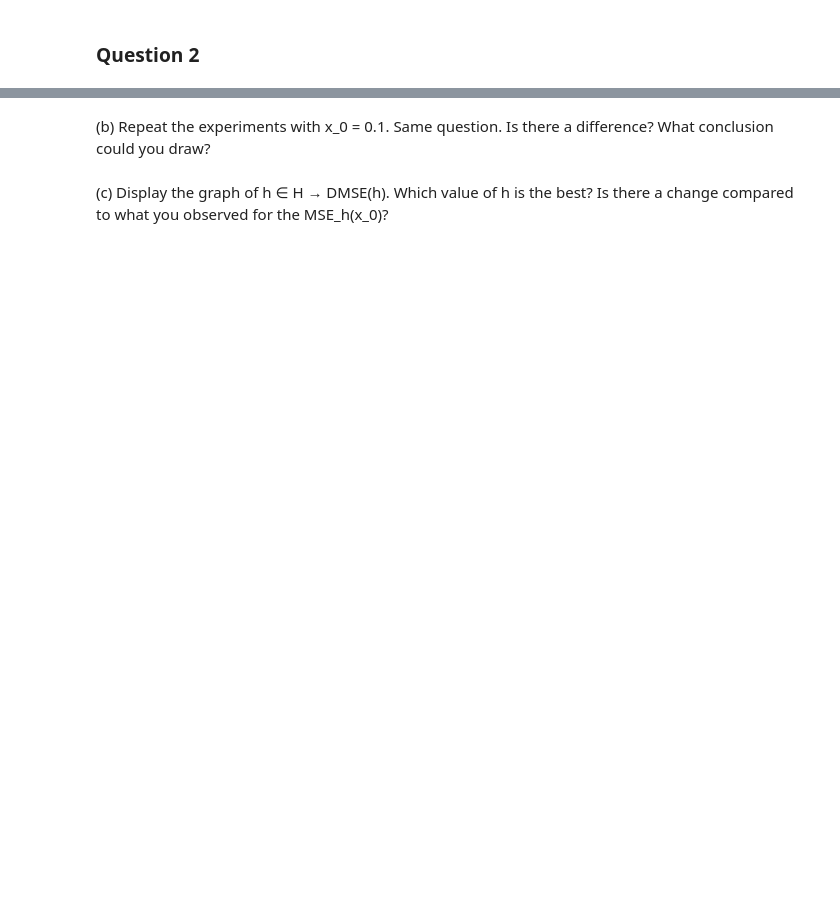
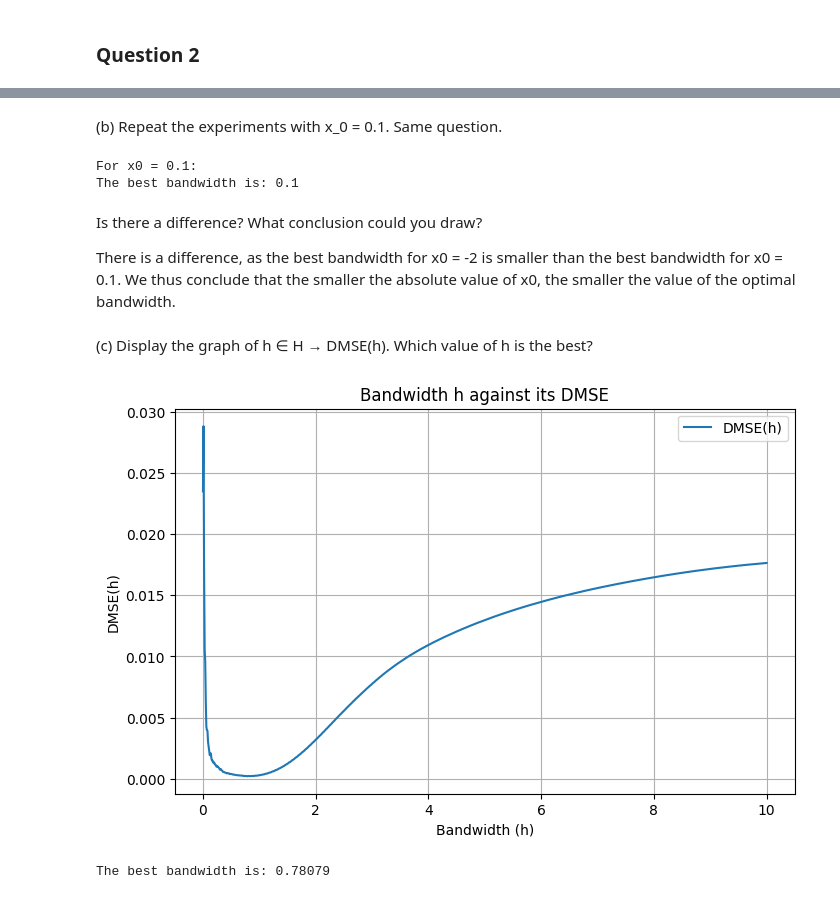
Before and after one commit to doubavitch/hw2_fds, a Jupyter notebook: Exercise 1 Duchossois.ipynb, the cells around one changed output, grey strips where cells are left out. Cells and saved outputs as stored; diff of their text form; code cells hidden in the pictures; blank space fills up the shorter version.

```diff
--- a/Exercise 1 Duchossois.ipynb
+++ b/Exercise 1 Duchossois.ipynb
@@ -154,4 +127,64 @@ MSE criterion for the best bandwidth: 0.0025000000000000044
 # %% [markdown]
-(b) Repeat the experiments with x_0 = 0.1. Same question. Is there a difference? What conclusion could you draw?
+(b) Repeat the experiments with x_0 = 0.1. Same question.
+# %%
+MC_simulation(MC_iterations=1000, X=X, x0=0.1)
+# %% [output]
+For x0 = 0.1:
+The best bandwidth is: 0.1
+# %% [markdown]
+Is there a difference? What conclusion could you draw?
+
+There is a difference, as the best bandwidth for x0 = -2 is smaller than the best bandwidth for x0 = 0.1.
+We thus conclude that the smaller the absolute value of x0, the smaller the value of the optimal bandwidth.
 # %% [markdown]
-(c) Display the graph of h ∈ H → DMSE(h). Which value of h is the best? Is there a change compared to what you observed for the MSE_h(x_0)?
+(c) Display the graph of h ∈ H → DMSE(h). Which value of h is the best?
+# %%
+def x_t(t, N):
+    return -3 + t*6/N
+
+# Define a function to compute the MSE
+def MSE(x0, h):
+    kde_values = np.array([KDE_rectangle_manual(X, x0, h)])
+    return np.mean((kde_values - true_density(x0))**2)
+
+# Define a function to compute the DMSE
+def DMSE(h, N, T):
+    S = 0
+    for t in range(1,T):
+        S += MSE(x_t(t,N), h)
+    return S / T
+
+# Define a function to get the best bandwidth
+def best_bandwidth(H, dmse_values):
+    best_bandwidth_index = np.argmin(dmse_values)
+    best_bandwidth = H[best_bandwidth_index]
+
+    print(f"The best bandwidth is: {best_bandwidth}")
+    print("\n")
+
+# Define a function to plot the DMSE
+def DMSE_plot(H, N, T):
+    dmse_values = []
+    # We first compute the DMSE
+    for h in H:
+        dmse_values.append(DMSE(h, N, T))
+
+    plt.figure(figsize=(8, 5))
+    plt.plot(H, dmse_values, label='DMSE(h)')
+    plt.title('Bandwidth h against its DMSE')
+    plt.xlabel('Bandwidth (h)')
+    plt.ylabel('DMSE(h)')
+    plt.legend()
+    plt.grid(True)
+    plt.show()
+    return dmse_values
+
+T = 200
+N = 100
+X = np.random.normal(0, 1, N)
+H = np.linspace(10**(-5), 10, 1000)
+
+best_bandwidth(H, dmse_values = DMSE_plot(H, N, T))
+# %% [output]
+[figure, added]
+The best bandwidth is: 0.78079
```
Also changed, not shown: parts of 18 cells of this notebook.
